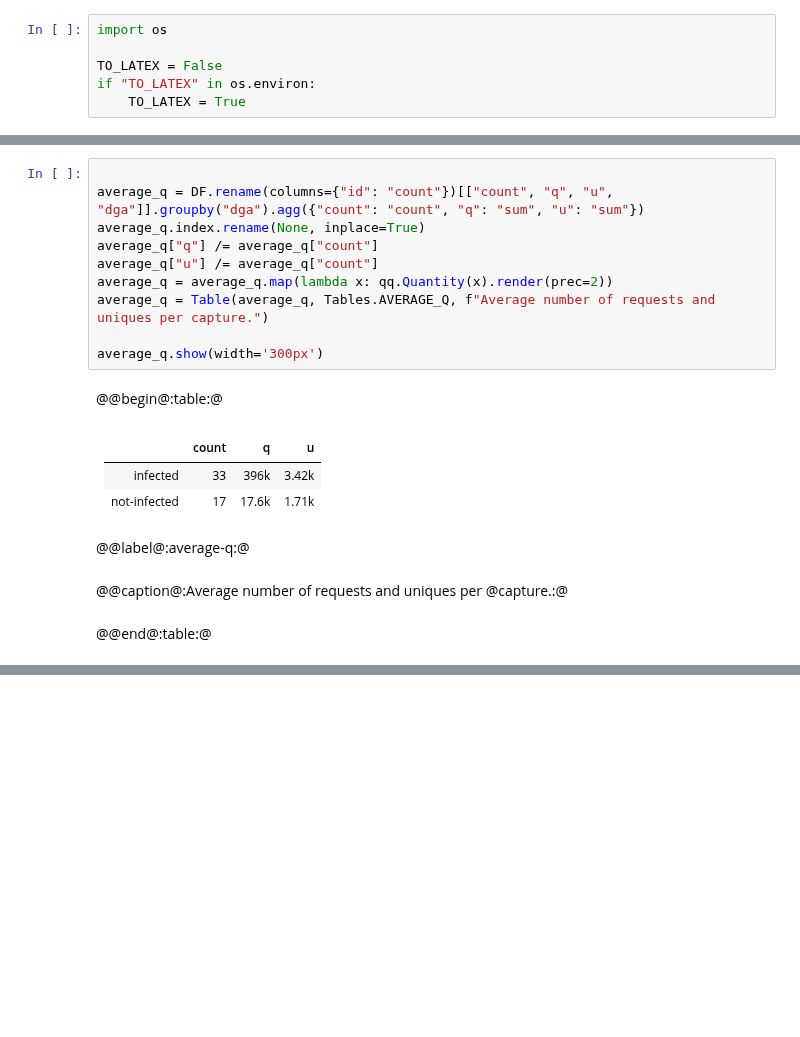
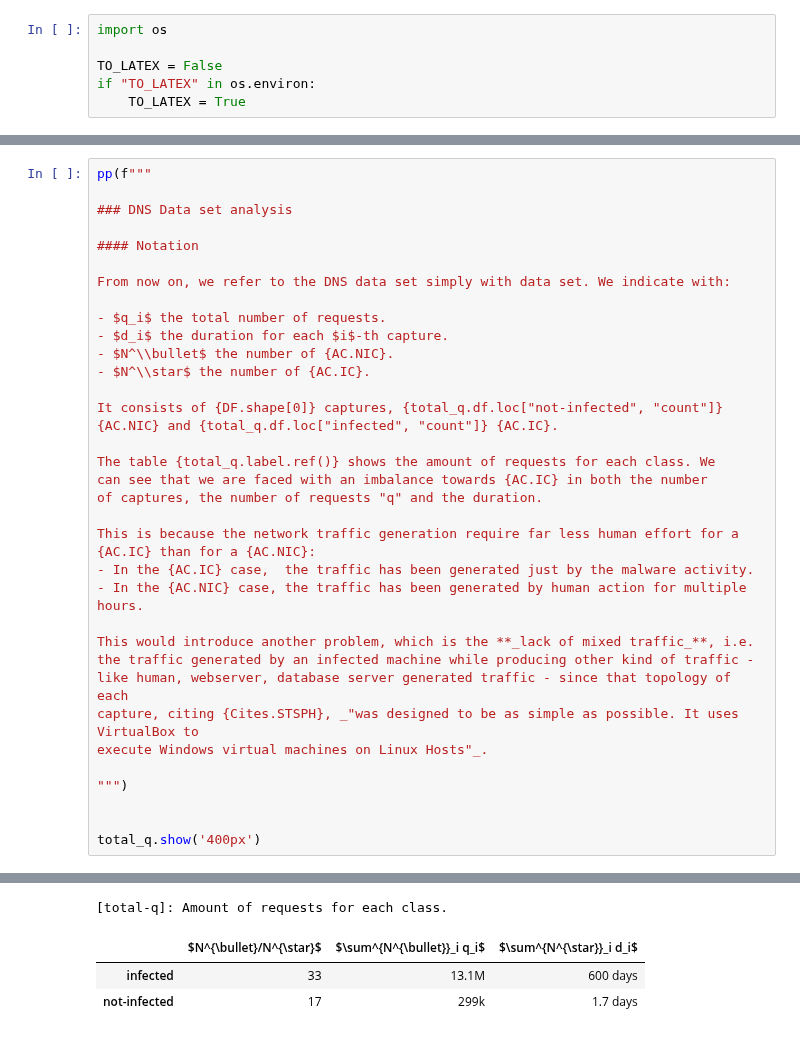
Before and after one commit to princio/dga-detection-analysis-framework, a Jupyter notebook: ml/book/dataset1.ipynb, the cells around one changed output, grey strips where cells are left out. Drawn from its saved outputs; the diff is of its cells as text; blank space fills up the shorter version.

```diff
--- a/ml/book/dataset1.ipynb
+++ b/ml/book/dataset1.ipynb
@@ -374,19 +448,38 @@ Table @@ref@:total-q:@ shows the amount of requests for each class.
-# %%
-
-average_q = DF.rename(columns={"id": "count"})[["count", "q", "u", "dga"]].groupby("dga").agg({"count": "count", "q": "sum", "u": "sum"})
-average_q.index.rename(None, inplace=True)
-average_q["q"] /= average_q["count"]
-average_q["u"] /= average_q["count"]
-average_q = average_q.map(lambda x: qq.Quantity(x).render(prec=2))
-average_q = Table(average_q, Tables.AVERAGE_Q, f"Average number of requests and uniques per capture.")
-
-average_q.show(width='300px')
-# %% [output]
-@@begin@:table:@
-|              |   count | q     | u     |
-|:-------------|--------:|:------|:------|
-| infected     |      33 | 396k  | 3.42k |
-| not-infected |      17 | 17.6k | 1.71k |
-@@label@:average-q:@
-@@caption@:Average number of requests and uniques per @capture.:@
-@@end@:table:@
+# %%
+pp(f"""
+
+### DNS Data set analysis
+
+#### Notation
+
+From now on, we refer to the DNS data set simply with data set. We indicate with:
+
+- $q_i$ the total number of requests.
+- $d_i$ the duration for each $i$-th capture.
+- $N^\\bullet$ the number of {AC.NIC}.
+- $N^\\star$ the number of {AC.IC}.
+
+It consists of {DF.shape[0]} captures, {total_q.df.loc["not-infected", "count"]}
+{AC.NIC} and {total_q.df.loc["infected", "count"]} {AC.IC}.
+
+The table {total_q.label.ref()} shows the amount of requests for each class. We
+can see that we are faced with an imbalance towards {AC.IC} in both the number
+of captures, the number of requests "q" and the duration.
+
+This is because the network traffic generation require far less human effort for a
+{AC.IC} than for a {AC.NIC}:
+- In the {AC.IC} case,  the traffic has been generated just by the malware activity.
+- In the {AC.NIC} case, the traffic has been generated by human action for multiple
+hours.
+
+This would introduce another problem, which is the **_lack of mixed traffic_**, i.e.
+the traffic generated by an infected machine while producing other kind of traffic -
+like human, webserver, database server generated traffic - since that topology of each
+capture, citing {Cites.STSPH}, _"was designed to be as simple as possible. It uses VirtualBox to
+execute Windows virtual machines on Linux Hosts"_.
+
+""")
+
+
+total_q.show('400px')
+# %% [output]
@@ -392,0 +517,4 @@ average_q.show(width='300px')
+[total-q]: Amount of requests for each class.
+|  | $N^{\bullet}/N^{\star}$ | $\sum^{N^{\bullet}}_i q_i$ | $\sum^{N^{\star}}_i d_i$ |
+| infected | 33 | 13.1M | 600 days |
+| not-infected | 17 | 299k | 1.7 days |
```
Also changed, not shown: parts of 14 cells of this notebook.
